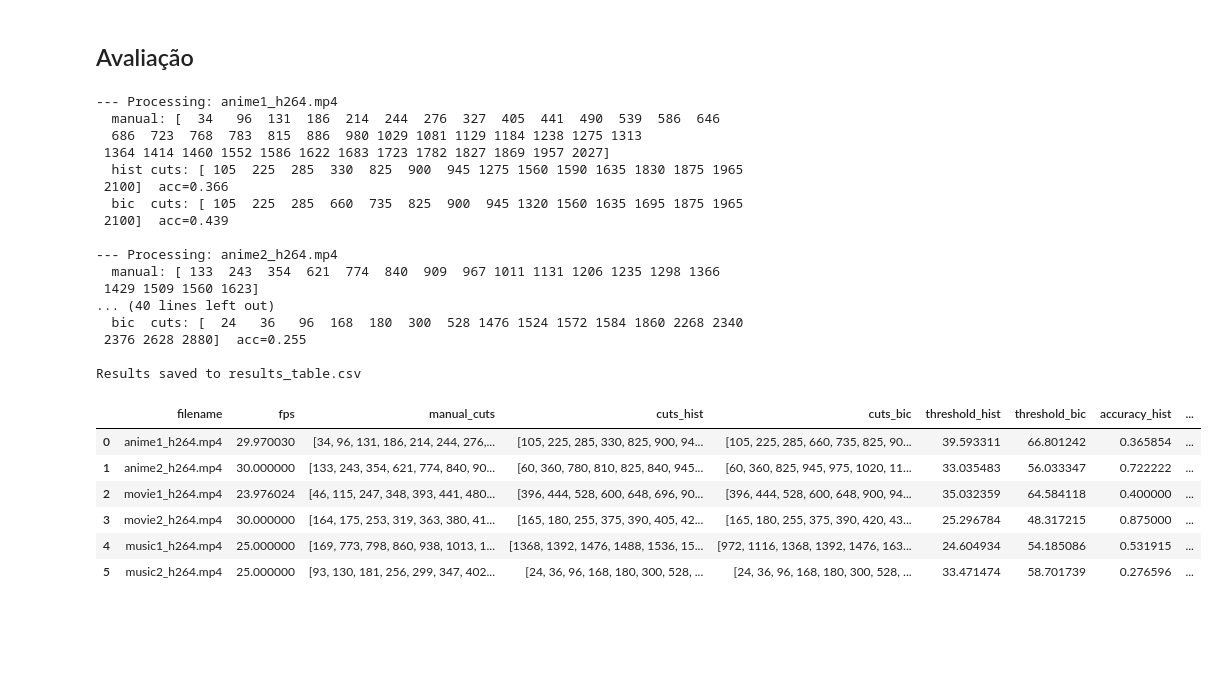
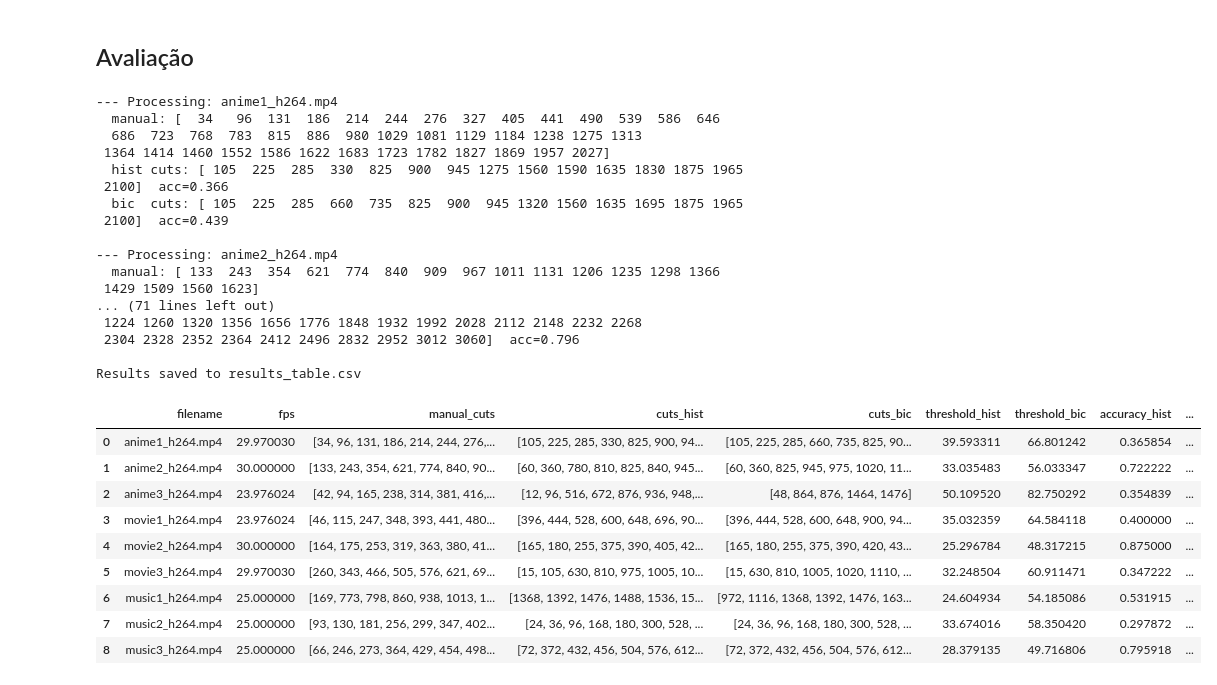
Before and after one commit to VinnyHardth/Tratamento-Imagem-Video-UFAM-2025, a Jupyter notebook: tp2/tp2.ipynb, the cells around one changed output. Cells and saved outputs as stored; diff of their text form; code cells hidden in the pictures; blank space fills up the shorter version.

Commit message:
tp2 finalizado

```diff
--- a/tp2/tp2.ipynb
+++ b/tp2/tp2.ipynb
@@ -108,5 +114,5 @@ def baixar_varios_videos(videos):
 # %%
-VIDEOS_PATH = "./videos2/"
+VIDEOS_PATH = "./videos/"
 # %% [markdown]
 ## Defining Videos
 # %%
@@ -125,6 +131,14 @@ videos = [
         "fim": 2.00,      # minuto final:   2:00
         "saida": VIDEOS_PATH+"music2.mp4"
     },
+    {
+        # HEYYEYAAEYAAAEYAEYAA - [MUSIC VIDEO]
+        "url": "https://www.youtube.com/watch?v=ZZ5LpwO-An4",
+        "inicio": 0.00,   # minuto inicial: 0:00
+        "fim": 2.06,      # minuto final:   2:06
+        "saida": VIDEOS_PATH+"music3.mp4"
+    },
+
 
     {
         # Mickey 17 | Official Trailer - [MOVIE TRAILER]
@@ -140,6 +154,14 @@ videos = [
         "fim": 0.54,      # minuto final:   0:54
         "saida": VIDEOS_PATH+"movie2.mp4"
     },
+    {
+        # Mortal Kombat (1995) - [MOVIE TRAILER]
+        "url": "https://www.youtube.com/watch?v=JHIfHL5UgFs",
+        "inicio": 0.00,   # minuto inicial: 0:08
+        "fim": 1.43,      # minuto final:   1:43
+        "saida": VIDEOS_PATH+"movie3.mp4"
+    },
+
 
     {
         # Fullmetal Alchemist: Brotherhood | Trailer - [ANIME]
@@ -155,6 +177,13 @@ videos = [
         "fim": 1.15,      # minuto final:   1:15
         "saida": VIDEOS_PATH+"anime2.mp4"
     },
+    {
+        # Hunter x Hunter | Official English Trailer - [ANIME]
+        "url": "https://www.youtube.com/watch?v=Kv6GxnoUXCE",
+        "inicio": 0.00,   # minuto inicial: 0:00
+        "fim": 1.03,      # minuto final:   1:03
+        "saida": VIDEOS_PATH+"anime3.mp4"
+    },
 ]
 # %% [markdown]
 ## Downloading
@@ -209,7 +281,7 @@ from glob import glob
 from tqdm.notebook import tqdm
 import matplotlib.pyplot as plt
 
-VIDEOS_PATH = "./videos2/converted/"
+VIDEOS_PATH = "./videos/converted/"
 CUTS_CSV = "./cuts.csv"  # arquivo enviado por você
 # %% [markdown]
 ## Funções Auxiliares
@@ -584,47 +656,42 @@ def run_pipeline_all(videos_path=VIDEOS_PATH, cuts_csv=CUTS_CSV,
     print(f"\nResults saved to {output_table_path}")
     return df
 
-# -------------------------
-# 8) Execução de exemplo
-# -------------------------
+
 if __name__ == "__main__":
-    # Parâmetros iniciais que você pode ajustar:
-    partitions = (2,2)        # partitionamento mínimo 2x2
-    bins = 16                 # bins por histograma
-    edge_threshold = 20       # limiar de borda para BIC (ajustar)
-    skip_seconds = 1.0        # pular ~1s entre frames (velociza)
-    # thresholds None => calculados automaticamente
     results_df = run_pipeline_all(VIDEOS_PATH, CUTS_CSV,
                               partitions=(3,3), bins=16,
                               edge_threshold=15,
                               skip_seconds=0.5,   # mais amostragem
                               threshold_hist=None,
                               threshold_bic=None,
                               debug=False)
 
 display(results_df)
 # %% [output]
 --- Processing: anime1_h264.mp4
   manual: [  34   96  131  186  214  244  276  327  405  441  490  539  586  646
   686  723  768  783  815  886  980 1029 1081 1129 1184 1238 1275 1313
  1364 1414 1460 1552 1586 1622 1683 1723 1782 1827 1869 1957 2027]
   hist cuts: [ 105  225  285  330  825  900  945 1275 1560 1590 1635 1830 1875 1965
  2100]  acc=0.366
   bic  cuts: [ 105  225  285  660  735  825  900  945 1320 1560 1635 1695 1875 1965
  2100]  acc=0.439
 
 --- Processing: anime2_h264.mp4
   manual: [ 133  243  354  621  774  840  909  967 1011 1131 1206 1235 1298 1366
  1429 1509 1560 1623]
-... (40 lines left out)
-  bic  cuts: [  24   36   96  168  180  300  528 1476 1524 1572 1584 1860 2268 2340
- 2376 2628 2880]  acc=0.255
+... (71 lines left out)
+ 1224 1260 1320 1356 1656 1776 1848 1932 1992 2028 2112 2148 2232 2268
+ 2304 2328 2352 2364 2412 2496 2832 2952 3012 3060]  acc=0.796
 
 Results saved to results_table.csv
 |  | filename | fps | manual_cuts | cuts_hist | cuts_bic | threshold_hist | threshold_bic | accuracy_hist | ... |
 | 0 | anime1_h264.mp4 | 29.970030 | [34, 96, 131, 186, 214, 244, 276,... | [105, 225, 285, 330, 825, 900, 94... | [105, 225, 285, 660, 735, 825, 90... | 39.593311 | 66.801242 | 0.365854 | ... |
 | 1 | anime2_h264.mp4 | 30.000000 | [133, 243, 354, 621, 774, 840, 90... | [60, 360, 780, 810, 825, 840, 945... | [60, 360, 825, 945, 975, 1020, 11... | 33.035483 | 56.033347 | 0.722222 | ... |
-| 2 | movie1_h264.mp4 | 23.976024 | [46, 115, 247, 348, 393, 441, 480... | [396, 444, 528, 600, 648, 696, 90... | [396, 444, 528, 600, 648, 900, 94... | 35.032359 | 64.584118 | 0.400000 | ... |
-| 3 | movie2_h264.mp4 | 30.000000 | [164, 175, 253, 319, 363, 380, 41... | [165, 180, 255, 375, 390, 405, 42... | [165, 180, 255, 375, 390, 420, 43... | 25.296784 | 48.317215 | 0.875000 | ... |
-| 4 | music1_h264.mp4 | 25.000000 | [169, 773, 798, 860, 938, 1013, 1... | [1368, 1392, 1476, 1488, 1536, 15... | [972, 1116, 1368, 1392, 1476, 163... | 24.604934 | 54.185086 | 0.531915 | ... |
-| 5 | music2_h264.mp4 | 25.000000 | [93, 130, 181, 256, 299, 347, 402... | [24, 36, 96, 168, 180, 300, 528, ... | [24, 36, 96, 168, 180, 300, 528, ... | 33.471474 | 58.701739 | 0.276596 | ... |
+| 2 | anime3_h264.mp4 | 23.976024 | [42, 94, 165, 238, 314, 381, 416,... | [12, 96, 516, 672, 876, 936, 948,... | [48, 864, 876, 1464, 1476] | 50.109520 | 82.750292 | 0.354839 | ... |
+| 3 | movie1_h264.mp4 | 23.976024 | [46, 115, 247, 348, 393, 441, 480... | [396, 444, 528, 600, 648, 696, 90... | [396, 444, 528, 600, 648, 900, 94... | 35.032359 | 64.584118 | 0.400000 | ... |
+| 4 | movie2_h264.mp4 | 30.000000 | [164, 175, 253, 319, 363, 380, 41... | [165, 180, 255, 375, 390, 405, 42... | [165, 180, 255, 375, 390, 420, 43... | 25.296784 | 48.317215 | 0.875000 | ... |
+| 5 | movie3_h264.mp4 | 29.970030 | [260, 343, 466, 505, 576, 621, 69... | [15, 105, 630, 810, 975, 1005, 10... | [15, 630, 810, 1005, 1020, 1110, ... | 32.248504 | 60.911471 | 0.347222 | ... |
+| 6 | music1_h264.mp4 | 25.000000 | [169, 773, 798, 860, 938, 1013, 1... | [1368, 1392, 1476, 1488, 1536, 15... | [972, 1116, 1368, 1392, 1476, 163... | 24.604934 | 54.185086 | 0.531915 | ... |
+| 7 | music2_h264.mp4 | 25.000000 | [93, 130, 181, 256, 299, 347, 402... | [24, 36, 96, 168, 180, 300, 528, ... | [24, 36, 96, 168, 180, 300, 528, ... | 33.674016 | 58.350420 | 0.297872 | ... |
+| 8 | music3_h264.mp4 | 25.000000 | [66, 246, 273, 364, 429, 454, 498... | [72, 372, 432, 456, 504, 576, 612... | [72, 372, 432, 456, 504, 576, 612... | 28.379135 | 49.716806 | 0.795918 | ... |
```
Also changed, not shown: parts of 11 cells of this notebook, 6 other files.
